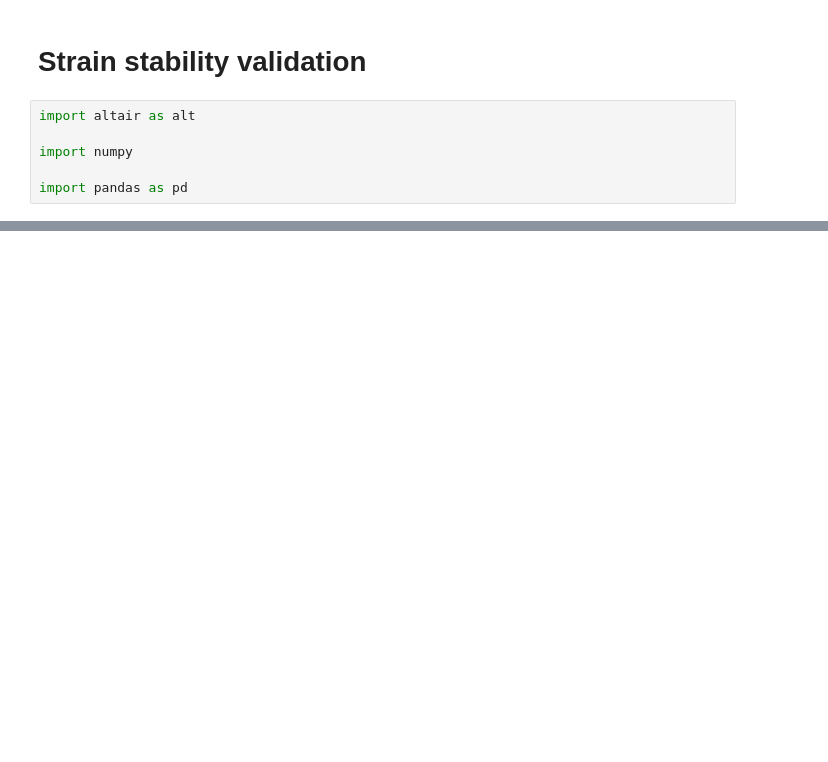
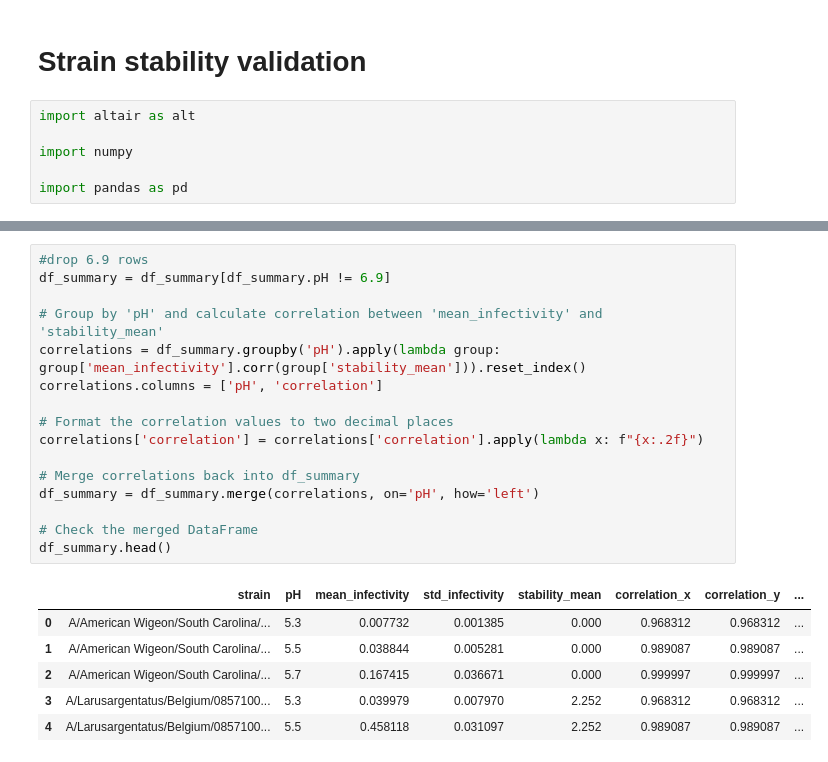
Before and after one commit to dms-vep/Flu_H5_American-Wigeon_South-Carolina_2021-H5N1_DMS, a Jupyter notebook: validation_assays/stability/Strain_pH_validation.ipynb, the cells around one changed output, grey strips where cells are left out. Drawn from its saved outputs; the diff is of its cells as text; blank space fills up the shorter version.

```diff
--- a/validation_assays/stability/Strain_pH_validation.ipynb
+++ b/validation_assays/stability/Strain_pH_validation.ipynb
@@ -70,0 +131,23 @@ chart.save("strain_pH_stability.html")
+# %%
+#drop 6.9 rows
+df_summary = df_summary[df_summary.pH != 6.9]
+
+# Group by 'pH' and calculate correlation between 'mean_infectivity' and 'stability_mean'
+correlations = df_summary.groupby('pH').apply(lambda group: group['mean_infectivity'].corr(group['stability_mean'])).reset_index()
+correlations.columns = ['pH', 'correlation']
+
+# Format the correlation values to two decimal places
+correlations['correlation'] = correlations['correlation'].apply(lambda x: f"{x:.2f}")
+
+# Merge correlations back into df_summary
+df_summary = df_summary.merge(correlations, on='pH', how='left')
+
+# Check the merged DataFrame
+df_summary.head()
+# %% [output]
+|  | strain | pH | mean_infectivity | std_infectivity | stability_mean | correlation_x | correlation_y | ... |
+| 0 | A/American Wigeon/South Carolina/... | 5.3 | 0.007732 | 0.001385 | 0.000 | 0.968312 | 0.968312 | ... |
+| 1 | A/American Wigeon/South Carolina/... | 5.5 | 0.038844 | 0.005281 | 0.000 | 0.989087 | 0.989087 | ... |
+| 2 | A/American Wigeon/South Carolina/... | 5.7 | 0.167415 | 0.036671 | 0.000 | 0.999997 | 0.999997 | ... |
+| 3 | A/Larusargentatus/Belgium/0857100... | 5.3 | 0.039979 | 0.007970 | 2.252 | 0.968312 | 0.968312 | ... |
+| 4 | A/Larusargentatus/Belgium/0857100... | 5.5 | 0.458118 | 0.031097 | 2.252 | 0.989087 | 0.989087 | ... |
```
Also changed, not shown: parts of 10 cells of this notebook, 6 other files.
